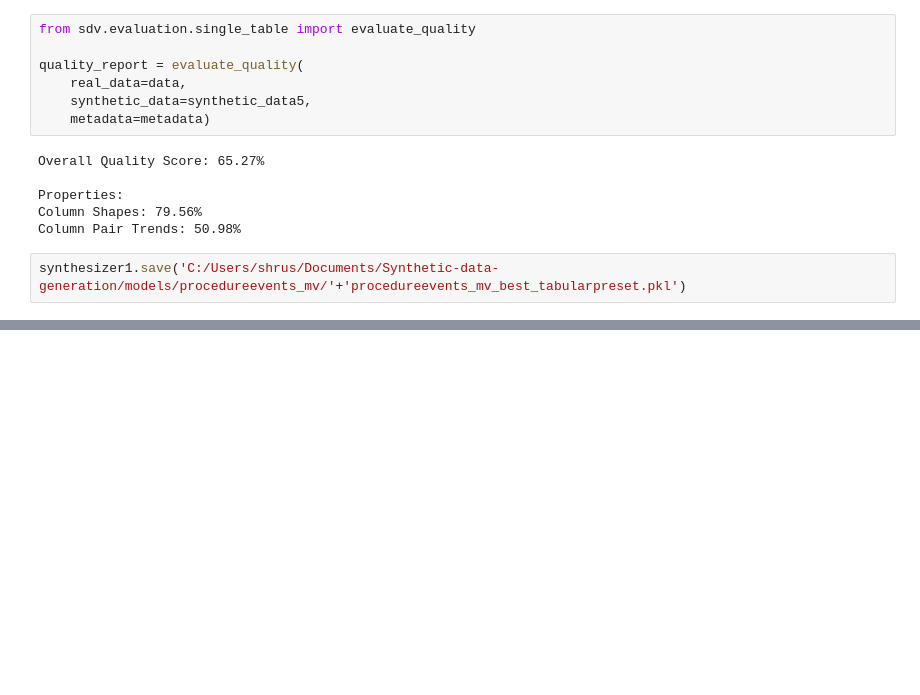
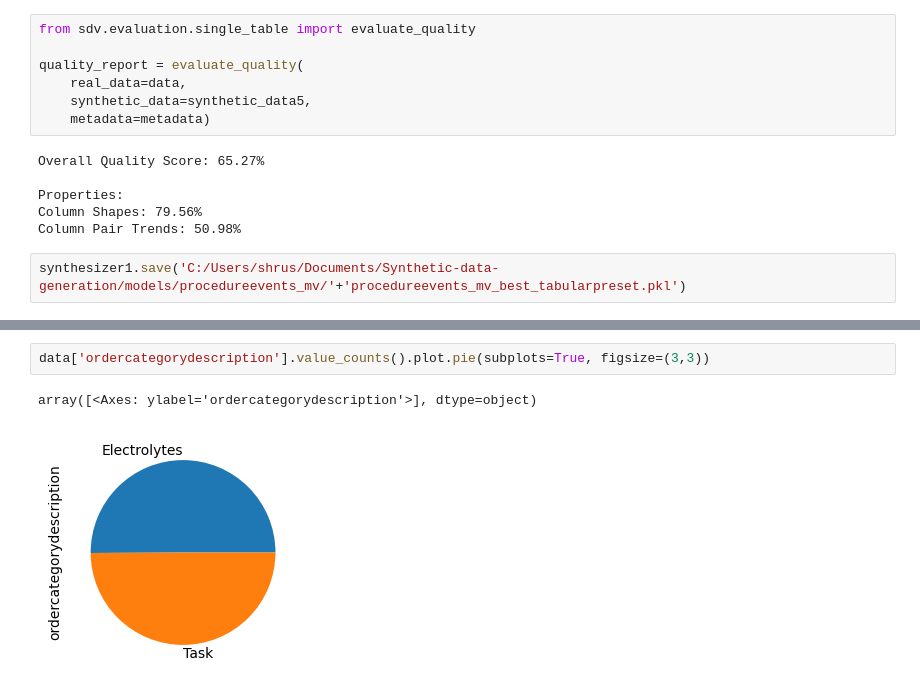
Before and after one commit to AmazingShrush/synthetic-data-generation, a Jupyter notebook: new_sdv_procedureevents_mv_model.ipynb, the cells around one changed output, grey strips where cells are left out. Saved outputs shown, nothing was run; the diff lists cells and outputs as text; blank space fills up the shorter version.

```diff
--- a/new_sdv_procedureevents_mv_model.ipynb
+++ b/new_sdv_procedureevents_mv_model.ipynb
@@ -298,0 +380,5 @@ synthesizer1.save('C:/Users/shrus/Documents/Synthetic-data-generation/models/pro
+# %%
+data['ordercategorydescription'].value_counts().plot.pie(subplots=True, figsize=(3,3))
+# %% [output]
+array([<Axes: ylabel='ordercategorydescription'>], dtype=object)
+[figure, added]
```
Also changed, not shown: parts of 12 cells of this notebook, 54 other files.
